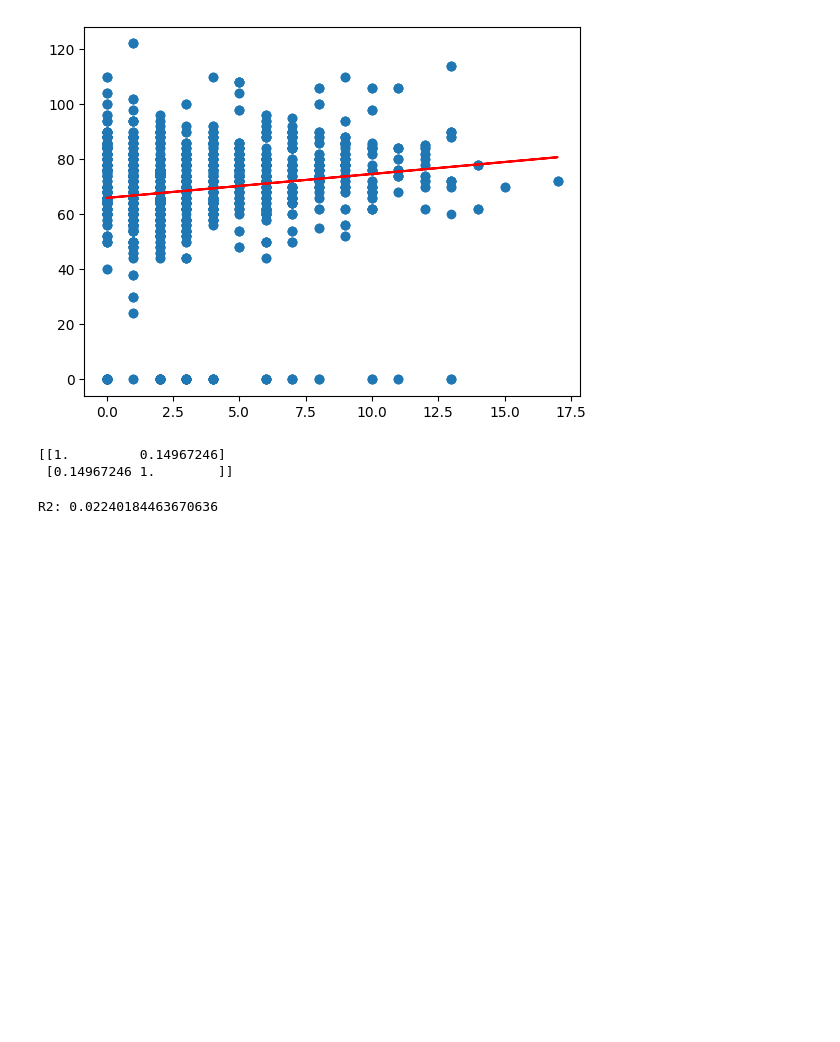
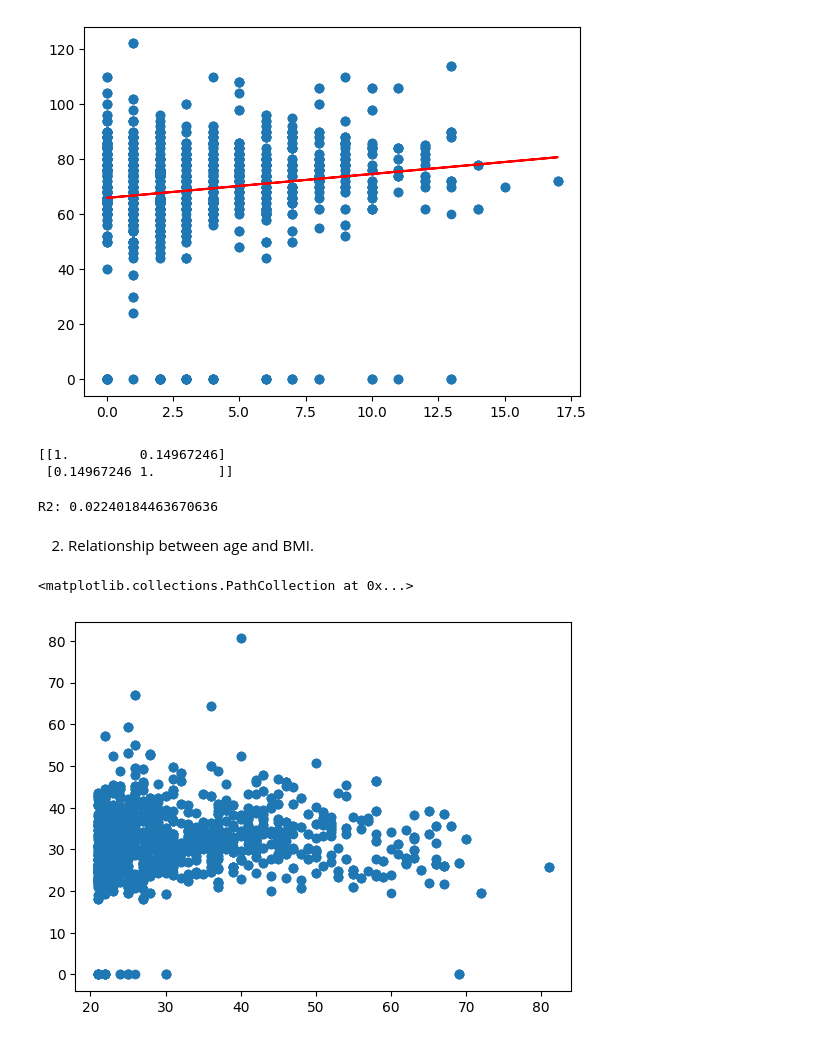
Before and after one commit to AnaBeatrizTavaresMalheiro/Data-analytics, a Jupyter notebook: linear_regression.ipynb, the cells around one changed output. Cells and saved outputs as stored; diff of their text form; code cells hidden in the pictures; blank space fills up the shorter version.

```diff
--- a/linear_regression.ipynb
+++ b/linear_regression.ipynb
@@ -73,3 +72,18 @@ R2 = r2_score(y, y_pred)
 print('R2:', R2)
 # %% [output]
 R2: 0.02240184463670636
+# %% [markdown]
+2) Relationship between age and BMI.
+# %%
+#Gráfico de dispersão
+#Reta com ajustada
+data = data.to_numpy()
+y = data[:,5]
+x = data[:,7]
+X = np.array(x).reshape(-1, 1)
+Y = np.array(y)
+
+plt.scatter(X, Y)
+# %% [output]
+<matplotlib.collections.PathCollection at 0x...>
+[figure, added]
```
Also changed, not shown: parts of 19 cells of this notebook.
